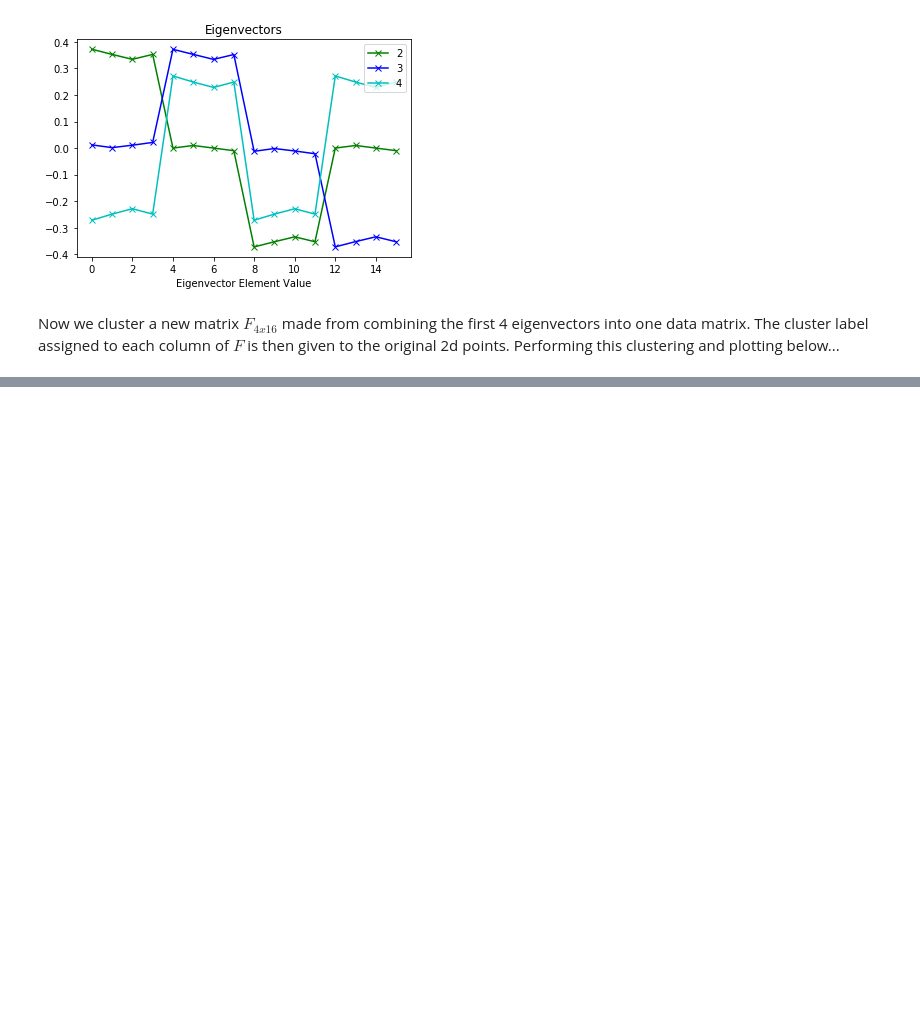
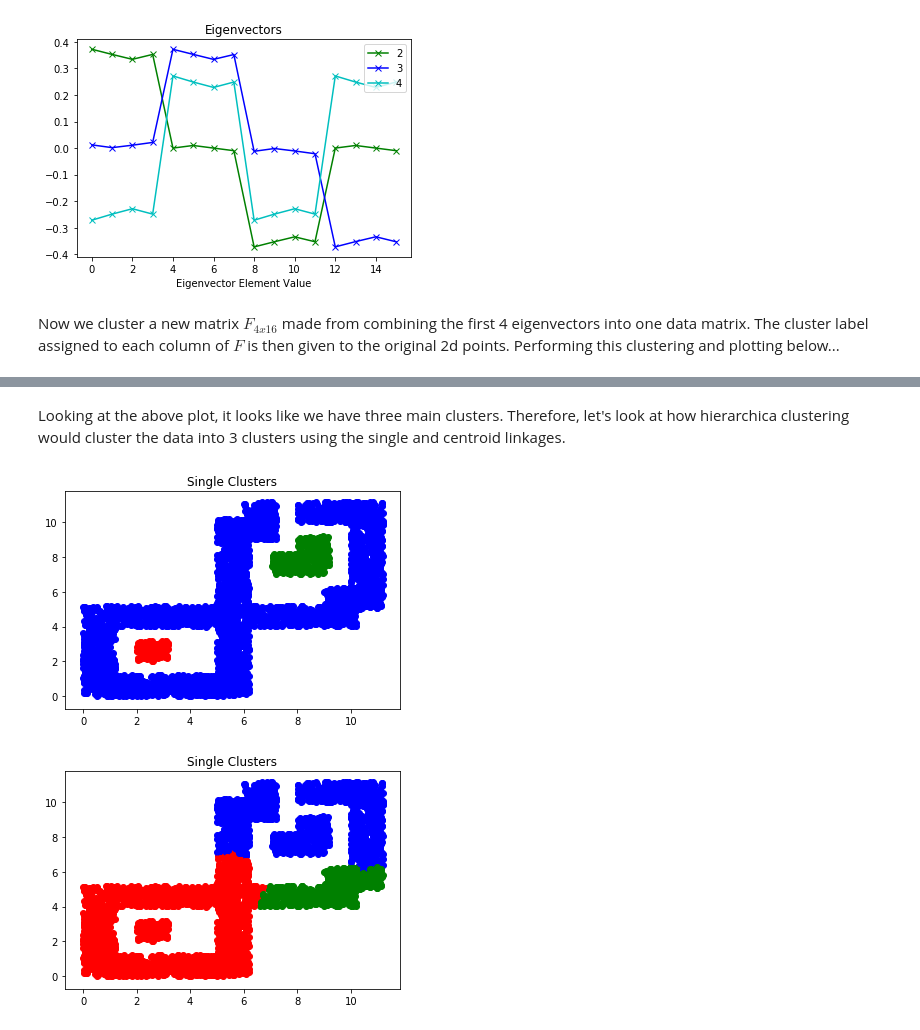
Before and after one commit to zmiller22/AM120, a Jupyter notebook: HW08/HW08.ipynb, the cells around one changed output, grey strips where cells are left out. Drawn from its saved outputs; the diff is of its cells as text; code cells hidden in the pictures; blank space fills up the shorter version.

```diff
--- a/HW08/HW08.ipynb
+++ b/HW08/HW08.ipynb
@@ -209,0 +227,31 @@ Text(0, 0.5, 'Y')
+# %% [markdown]
+Looking at the above plot, it looks like we have three main clusters. Therefore, let's look at how hierarchica clustering would cluster the data into 3 clusters using the single and centroid linkages.
+# %%
+Y = distance.pdist(X.T,'euclid') # Calculate all pairwise distances between points
+distances = distance.squareform(Y) # Put those distances into a square matrix
+Z_single = linkage(Y,method='single') # Cluster the points using single linkage
+Z_centroid = linkage(Y,method='centroid') # Cluster the points using centroid linkage
+
+# plt.plot(Z_centroid[::-1][:10,2])
+# plt.plot(Z_single[::-1][:10,2])
+# plt.legend(['Centroid','Single']);
+
+single_lbls = fcluster(Z_single,3,'maxclust') # Get the cluster labels for each point with k clusters
+centroid_lbls = fcluster(Z_centroid,3,'maxclust') # Get the cluster labels for each point with k clusters
+
+color ='rgbcmyrgbcmyrgbcmyrgbcmy'
+
+# Plot the single clusters
+for i in range(X.shape[1]):
+    plt.scatter(X[0,i], X[1,i], c=color[single_lbls[i]-1])
+plt.title('Single Clusters')
+plt.show()
+
+# Plot the centroid clusters
+for i in range(X.shape[1]):
+    plt.scatter(X[0,i], X[1,i], c=color[centroid_lbls[i]-1])
+plt.title('Single Clusters')
+plt.show()
+# %% [output]
+[figure, added]
+[figure, added]
```
Also changed, not shown: parts of 5 cells of this notebook.
